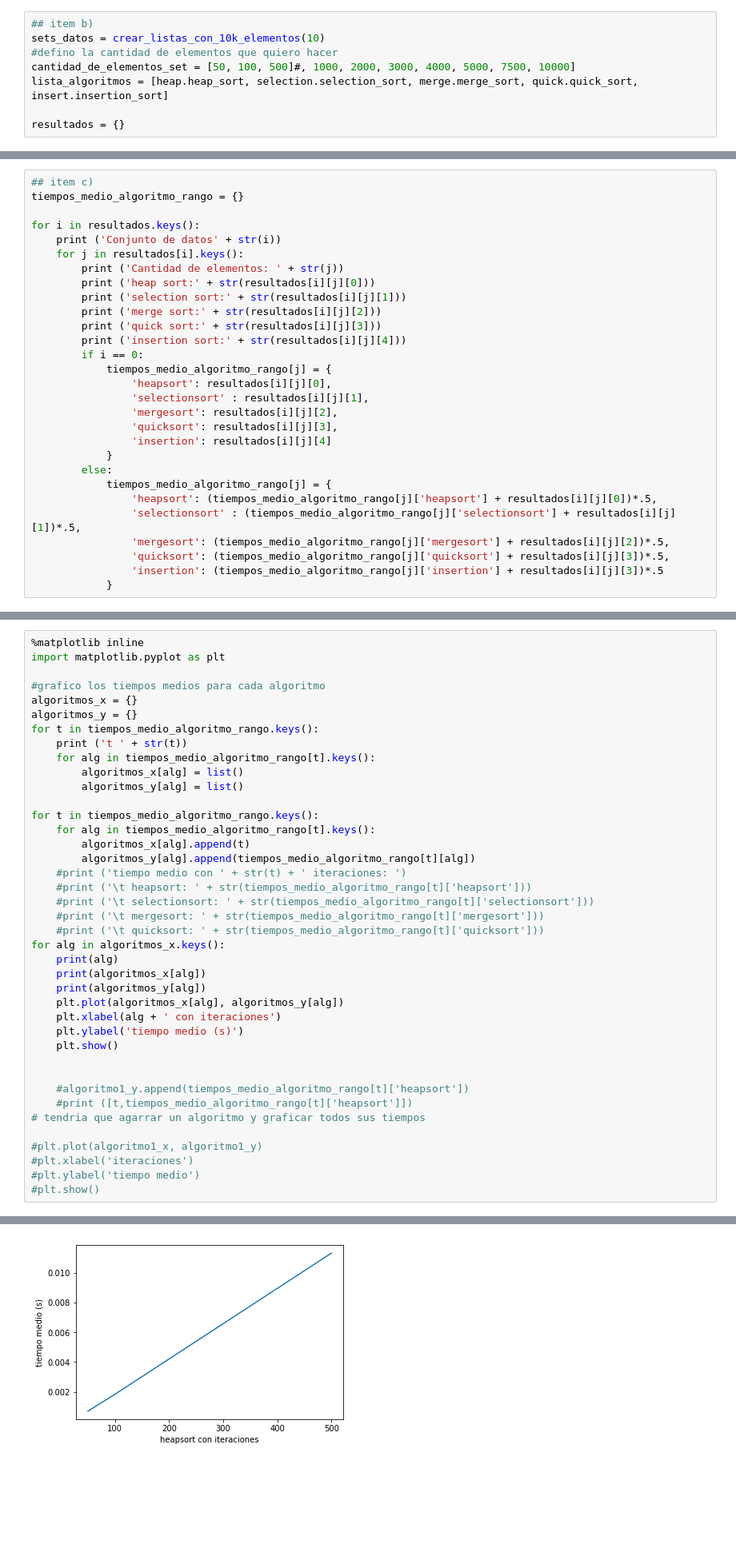
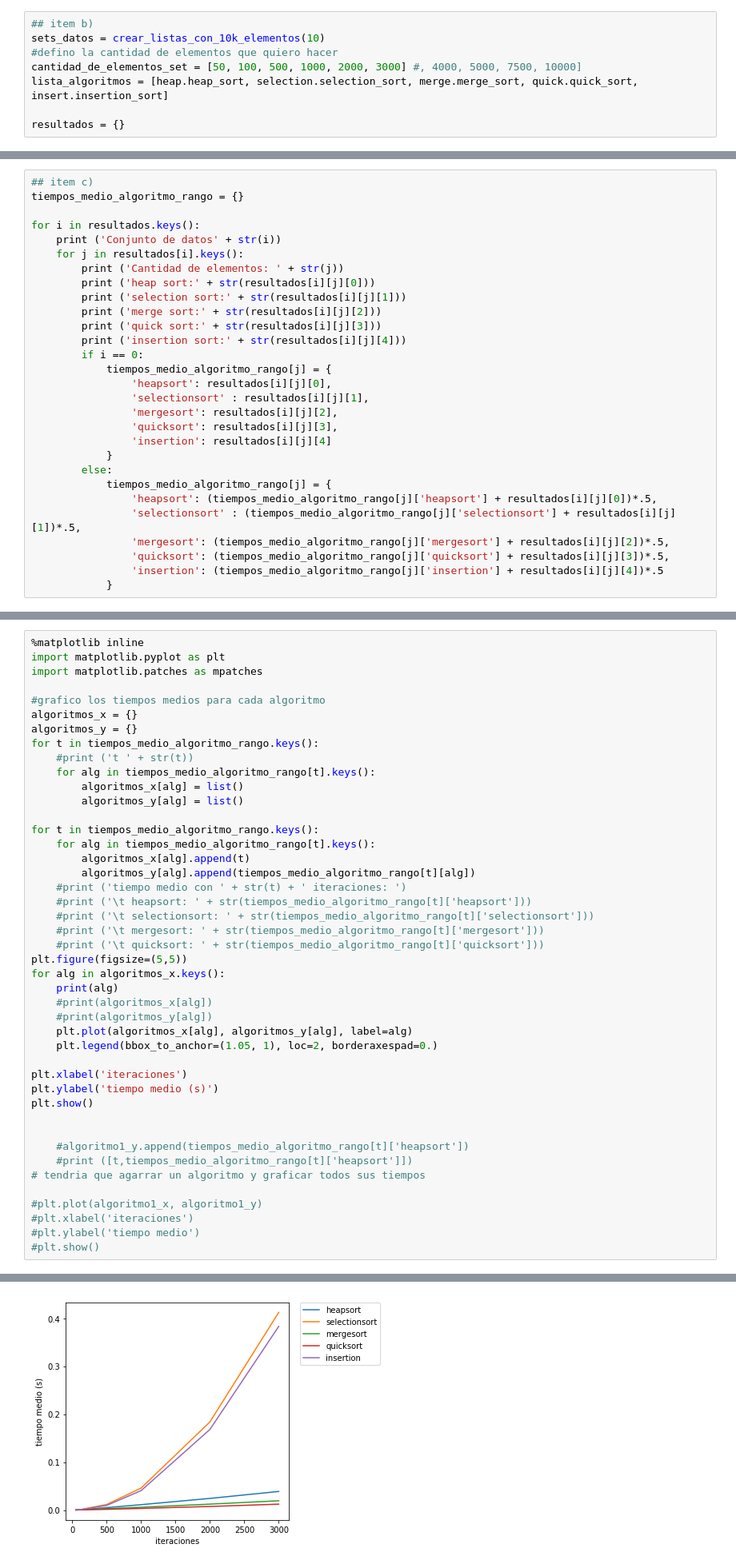
Before and after one commit to MartinAndu/TDA-1C2018, a Jupyter notebook: tp1/tp1_1.ipynb, the cells around one changed output, grey strips where cells are left out. Shown at 80% size. Saved outputs shown, nothing was run; the diff lists cells and outputs as text; blank space fills up the shorter version.

Commit message:
graficos creados con todos los elementos

```diff
--- a/tp1/tp1_1.ipynb
+++ b/tp1/tp1_1.ipynb
@@ -18,7 +18,7 @@ def crear_listas_con_10k_elementos(N):
 ## item b)
 sets_datos = crear_listas_con_10k_elementos(10)
 #defino la cantidad de elementos que quiero hacer
-cantidad_de_elementos_set = [50, 100, 500]#, 1000, 2000, 3000, 4000, 5000, 7500, 10000]
+cantidad_de_elementos_set = [50, 100, 500, 1000, 2000, 3000] #, 4000, 5000, 7500, 10000]
 lista_algoritmos = [heap.heap_sort, selection.selection_sort, merge.merge_sort, quick.quick_sort, insert.insertion_sort]
 
 resultados = {}
@@ -67,7 +67,7 @@ for i in resultados.keys():
                 'selectionsort' : (tiempos_medio_algoritmo_rango[j]['selectionsort'] + resultados[i][j][1])*.5,
                 'mergesort': (tiempos_medio_algoritmo_rango[j]['mergesort'] + resultados[i][j][2])*.5,
                 'quicksort': (tiempos_medio_algoritmo_rango[j]['quicksort'] + resultados[i][j][3])*.5,
-                'insertion': (tiempos_medio_algoritmo_rango[j]['insertion'] + resultados[i][j][3])*.5
+                'insertion': (tiempos_medio_algoritmo_rango[j]['insertion'] + resultados[i][j][4])*.5
             }
 # %% [output]
 Conjunto de datos0
@@ -118,12 +117,13 @@ tiempo medio con 500 iteraciones:
 # %%
 %matplotlib inline
 import matplotlib.pyplot as plt
+import matplotlib.patches as mpatches
 
 #grafico los tiempos medios para cada algoritmo
 algoritmos_x = {}
 algoritmos_y = {}
 for t in tiempos_medio_algoritmo_rango.keys():
-    print ('t ' + str(t))
+    #print ('t ' + str(t))
     for alg in tiempos_medio_algoritmo_rango[t].keys():
         algoritmos_x[alg] = list()
         algoritmos_y[alg] = list()
@@ -137,14 +137,17 @@ for t in tiempos_medio_algoritmo_rango.keys():
     #print ('\t selectionsort: ' + str(tiempos_medio_algoritmo_rango[t]['selectionsort']))
     #print ('\t mergesort: ' + str(tiempos_medio_algoritmo_rango[t]['mergesort']))
     #print ('\t quicksort: ' + str(tiempos_medio_algoritmo_rango[t]['quicksort']))
+plt.figure(figsize=(5,5))
 for alg in algoritmos_x.keys():
     print(alg)
-    print(algoritmos_x[alg])
-    print(algoritmos_y[alg])
-    plt.plot(algoritmos_x[alg], algoritmos_y[alg])
-    plt.xlabel(alg + ' con iteraciones')
-    plt.ylabel('tiempo medio (s)')
-    plt.show()
+    #print(algoritmos_x[alg])
+    #print(algoritmos_y[alg])
+    plt.plot(algoritmos_x[alg], algoritmos_y[alg], label=alg)
+    plt.legend(bbox_to_anchor=(1.05, 1), loc=2, borderaxespad=0.)
+
+plt.xlabel('iteraciones')
+plt.ylabel('tiempo medio (s)')
+plt.show()
 
 
     #algoritmo1_y.append(tiempos_medio_algoritmo_rango[t]['heapsort'])
@@ -165 +167 @@ heapsort
-[figure, old version]
+[figure, new version]
```
Also changed, not shown: parts of 3 cells of this notebook, 3 other files.
